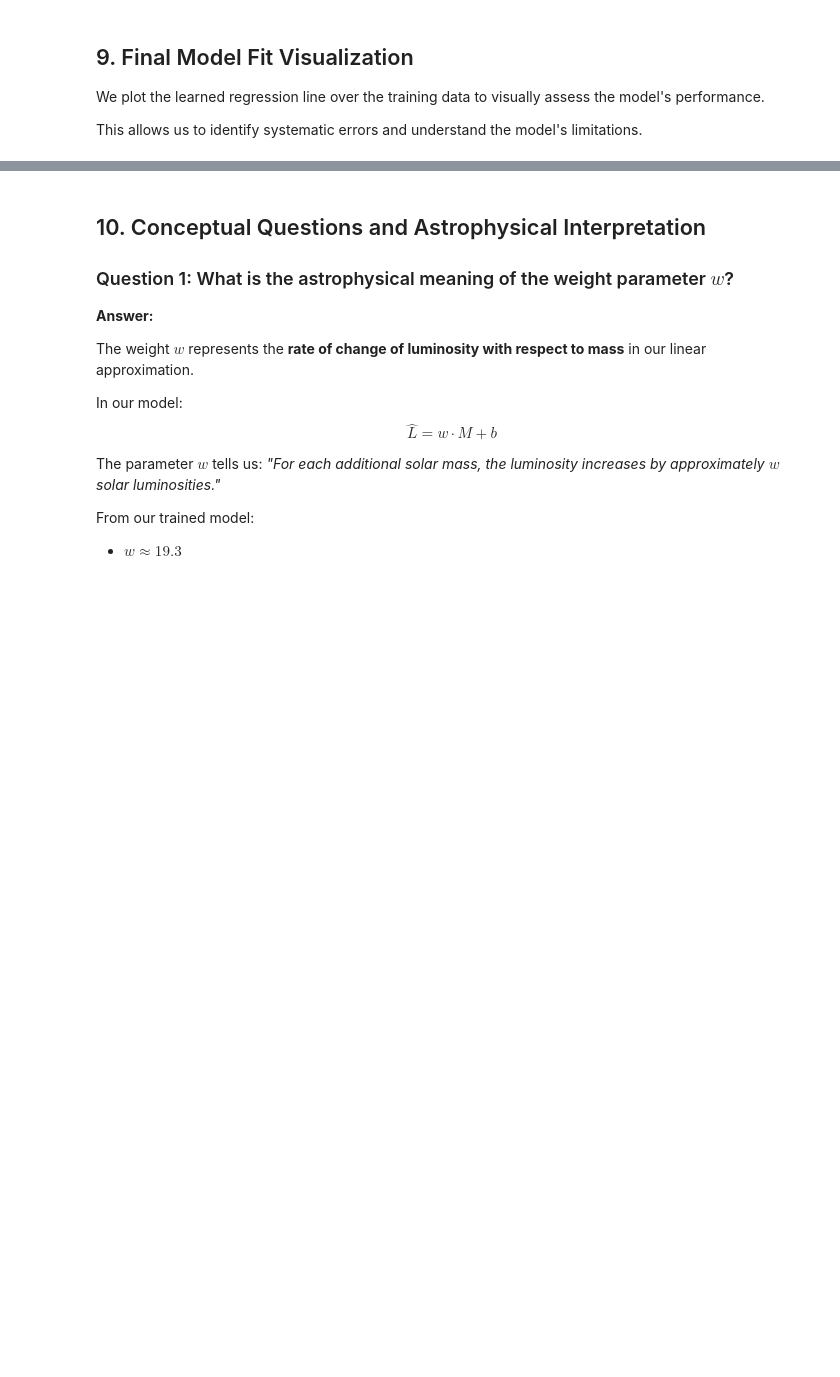
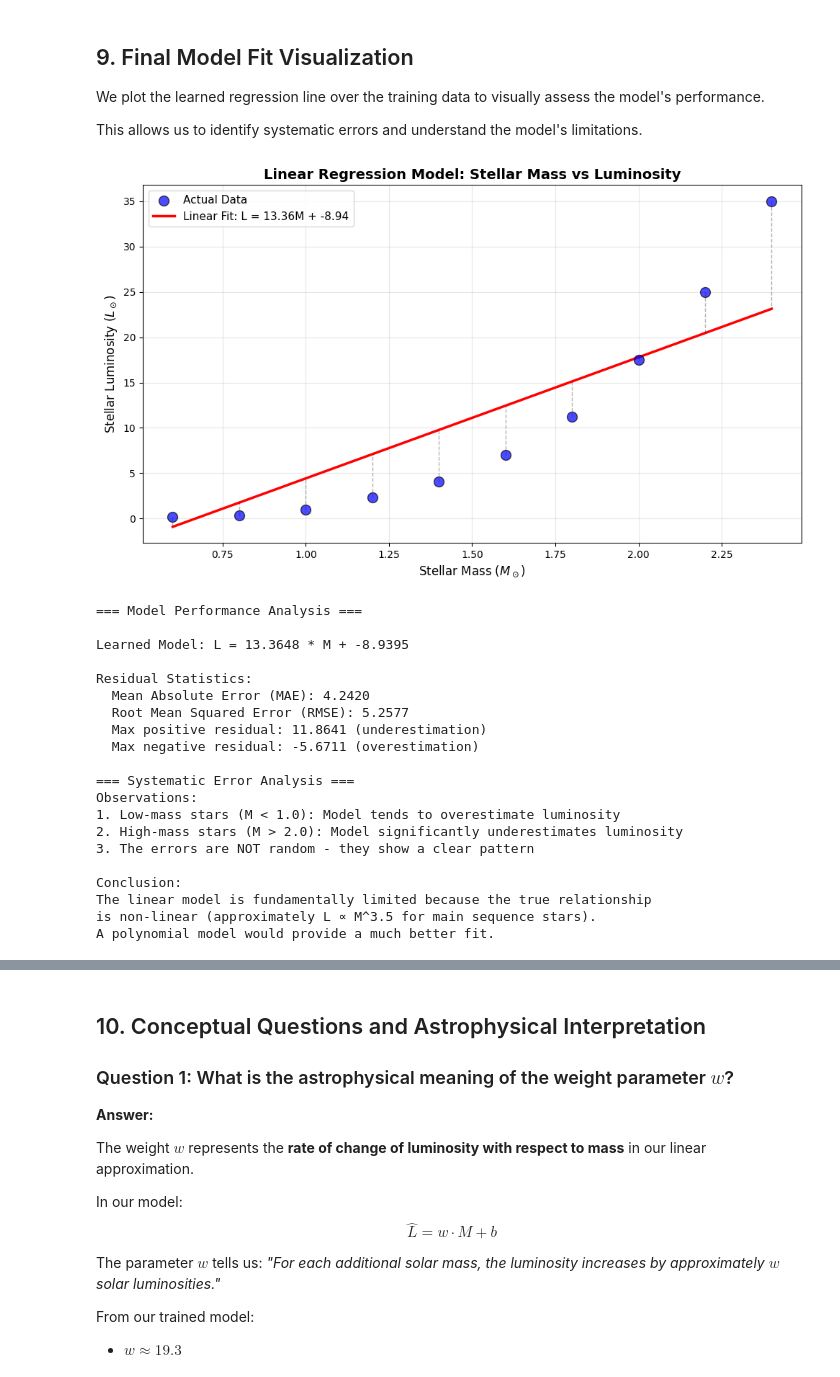
Before and after one commit to JAPV-X2612/AREP-laboratory-1-stellar-luminosity-regression, a Jupyter notebook: 01_linear_regression_one_feature.ipynb, the cells around one changed output, grey strips where cells are left out. Drawn from its saved outputs; the diff is of its cells as text; code cells hidden in the pictures; blank space fills up the shorter version.

```diff
--- a/01_linear_regression_one_feature.ipynb
+++ b/01_linear_regression_one_feature.ipynb
@@ -564,35 +667,57 @@ plt.plot(M, L_pred, color='red', linewidth=2.5,
 for i in range(len(M)):
     plt.plot([M[i], M[i]], [L[i], L_pred[i]], 'k--', alpha=0.3, linewidth=1)
 
-plt.xlabel('Stellar Mass ($M_\odot$)', fontsize=12)
-plt.ylabel('Stellar Luminosity ($L_\odot$)', fontsize=12)
+plt.xlabel(r'Stellar Mass ($M_\odot$)', fontsize=12)
+plt.ylabel(r'Stellar Luminosity ($L_\odot$)', fontsize=12)
 plt.title('Linear Regression Model: Stellar Mass vs Luminosity',
           fontsize=14, fontweight='bold')
 plt.legend(fontsize=11, loc='upper left')
 plt.grid(True, alpha=0.3)
 plt.tight_layout()
 plt.show()
 
 # Compute residuals (errors)
 residuals = L - L_pred
 
 print("\n=== Model Performance Analysis ===")
 print(f"\nLearned Model: L = {w_best:.4f} * M + {b_best:.4f}")
 print(f"\nResidual Statistics:")
 print(f"  Mean Absolute Error (MAE): {np.mean(np.abs(residuals)):.4f}")
 print(f"  Root Mean Squared Error (RMSE): {np.sqrt(np.mean(residuals**2)):.4f}")
 print(f"  Max positive residual: {np.max(residuals):.4f} (underestimation)")
 print(f"  Max negative residual: {np.min(residuals):.4f} (overestimation)")
 
 print("\n=== Systematic Error Analysis ===")
 print("Observations:")
 print("1. Low-mass stars (M < 1.0): Model tends to overestimate luminosity")
 print("2. High-mass stars (M > 2.0): Model significantly underestimates luminosity")
 print("3. The errors are NOT random - they show a clear pattern")
 print("\nConclusion:")
 print("The linear model is fundamentally limited because the true relationship")
 print("is non-linear (approximately L ∝ M^3.5 for main sequence stars).")
 print("A polynomial model would provide a much better fit.")
+# %% [output]
+[figure, added]
+=== Model Performance Analysis ===
+
+Learned Model: L = 13.3648 * M + -8.9395
+
+Residual Statistics:
+  Mean Absolute Error (MAE): 4.2420
+  Root Mean Squared Error (RMSE): 5.2577
+  Max positive residual: 11.8641 (underestimation)
+  Max negative residual: -5.6711 (overestimation)
+
+=== Systematic Error Analysis ===
+Observations:
+1. Low-mass stars (M < 1.0): Model tends to overestimate luminosity
+2. High-mass stars (M > 2.0): Model significantly underestimates luminosity
+3. The errors are NOT random - they show a clear pattern
+
+Conclusion:
+The linear model is fundamentally limited because the true relationship
+is non-linear (approximately L ∝ M^3.5 for main sequence stars).
+A polynomial model would provide a much better fit.
 # %%
 # Residual plot to visualize systematic errors
 plt.figure(figsize=(10, 5))
```
Also changed, not shown: parts of 15 cells of this notebook.
